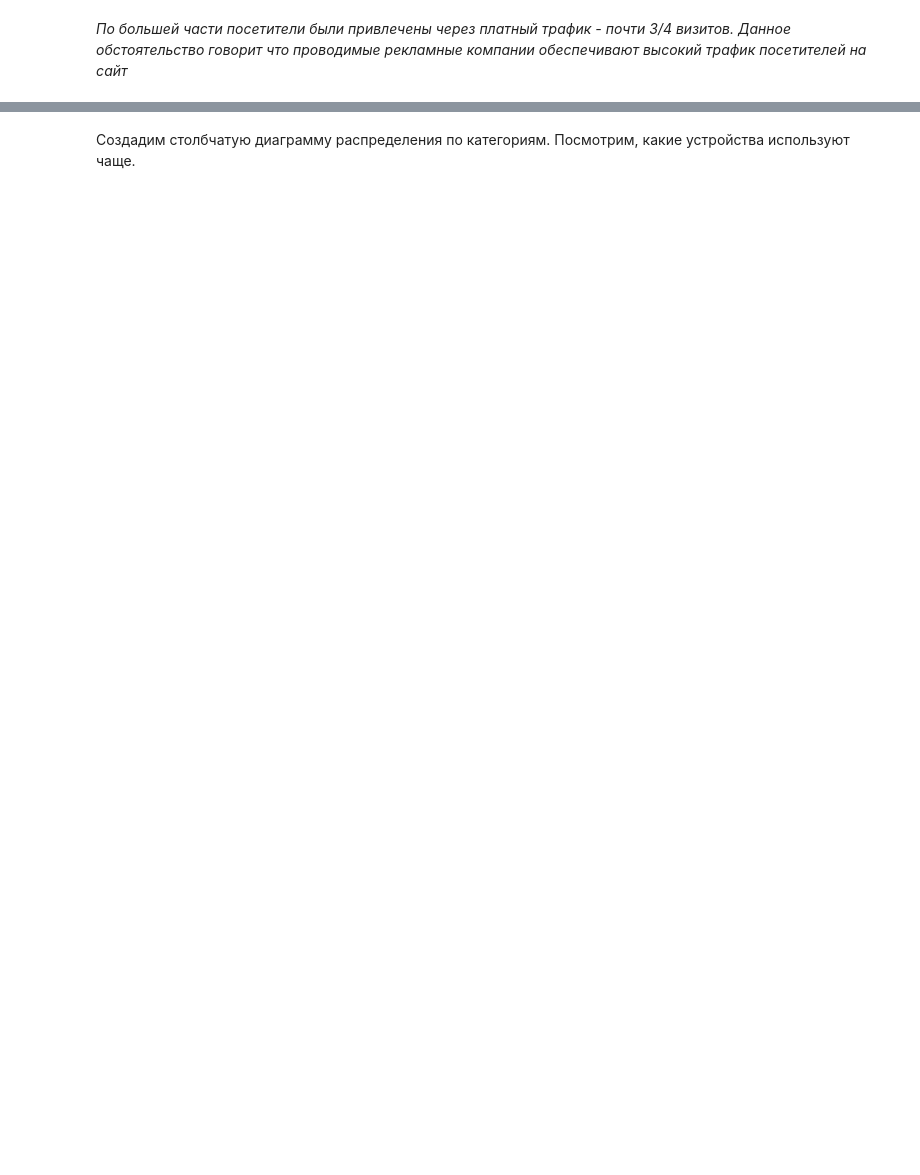
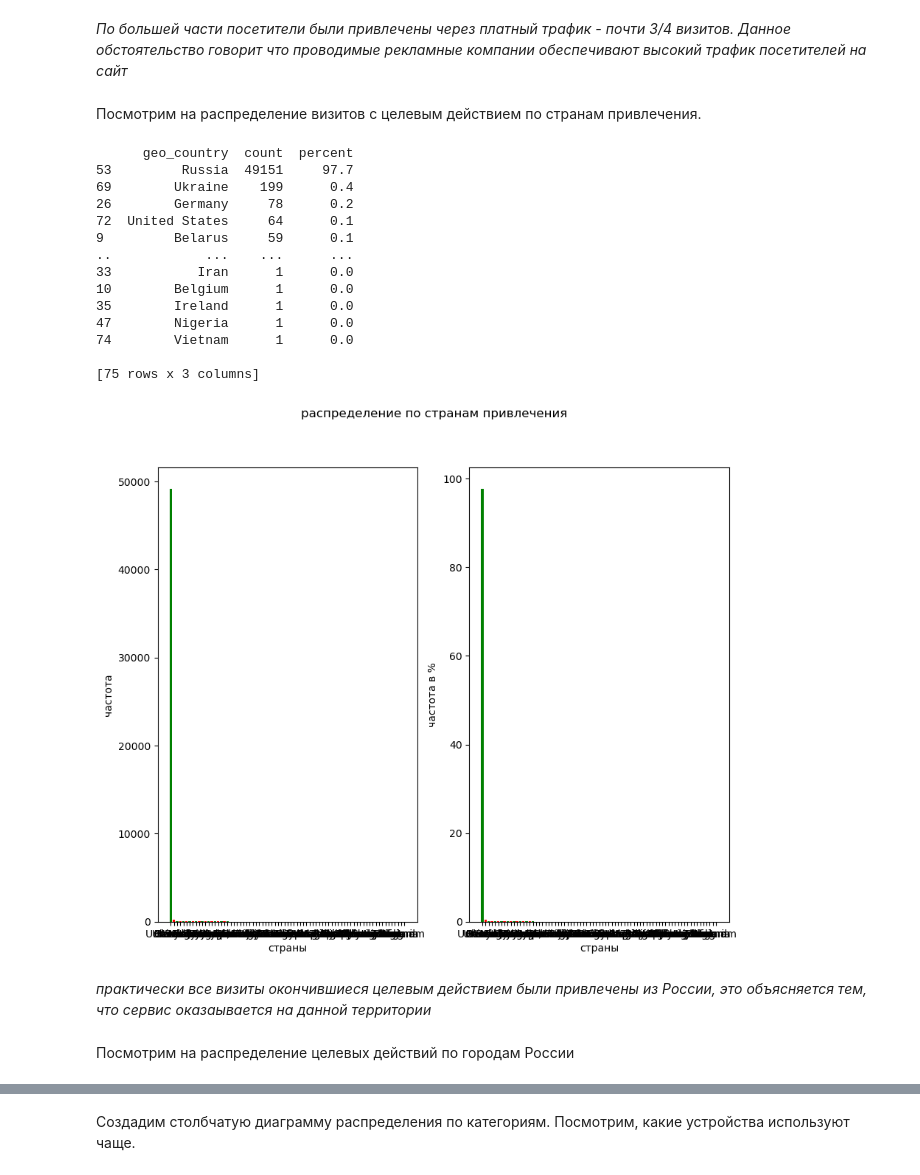
Before and after one commit to MawneIl/Portfolio, a Jupyter notebook: Diplom/Diplom.ipynb, the cells around one changed output, grey strips where cells are left out. Cells and saved outputs as stored; diff of their text form; code cells hidden in the pictures; blank space fills up the shorter version.

```diff
--- a/Diplom/Diplom.ipynb
+++ b/Diplom/Diplom.ipynb
@@ -904,2 +902,31 @@ bar_graf(df=df,
 # %% [markdown]
 _По большей части посетители были привлечены через платный трафик - почти 3/4 визитов. Данное обстоятельство говорит что проводимые рекламные компании обеспечивают высокий трафик посетителей на сайт_
+# %% [markdown]
+Посмотрим на распределение визитов с целевым действием по странам привлечения.
+# %%
+# диаграмма распределения целевых действий по столбцу "geo_country"
+bar_graf(df=df[df.target == 1],
+         column='geo_country',
+         xlabel='страны',
+         title='распределение по странам привлечения',
+         ylabel='частота')
+# %% [output]
+      geo_country  count  percent
+53         Russia  49151     97.7
+69        Ukraine    199      0.4
+26        Germany     78      0.2
+72  United States     64      0.1
+9         Belarus     59      0.1
+..            ...    ...      ...
+33           Iran      1      0.0
+10        Belgium      1      0.0
+35        Ireland      1      0.0
+47        Nigeria      1      0.0
+74        Vietnam      1      0.0
+
+[75 rows x 3 columns]
+[figure, added]
+# %% [markdown]
+_практически все визиты окончившиеся целевым действием были привлечены из России, это объясняется тем, что сервис оказаывается на данной территории_
+# %% [markdown]
+Посмотрим на распределение целевых действий по городам России
```
Also changed, not shown: parts of 49 cells of this notebook.
